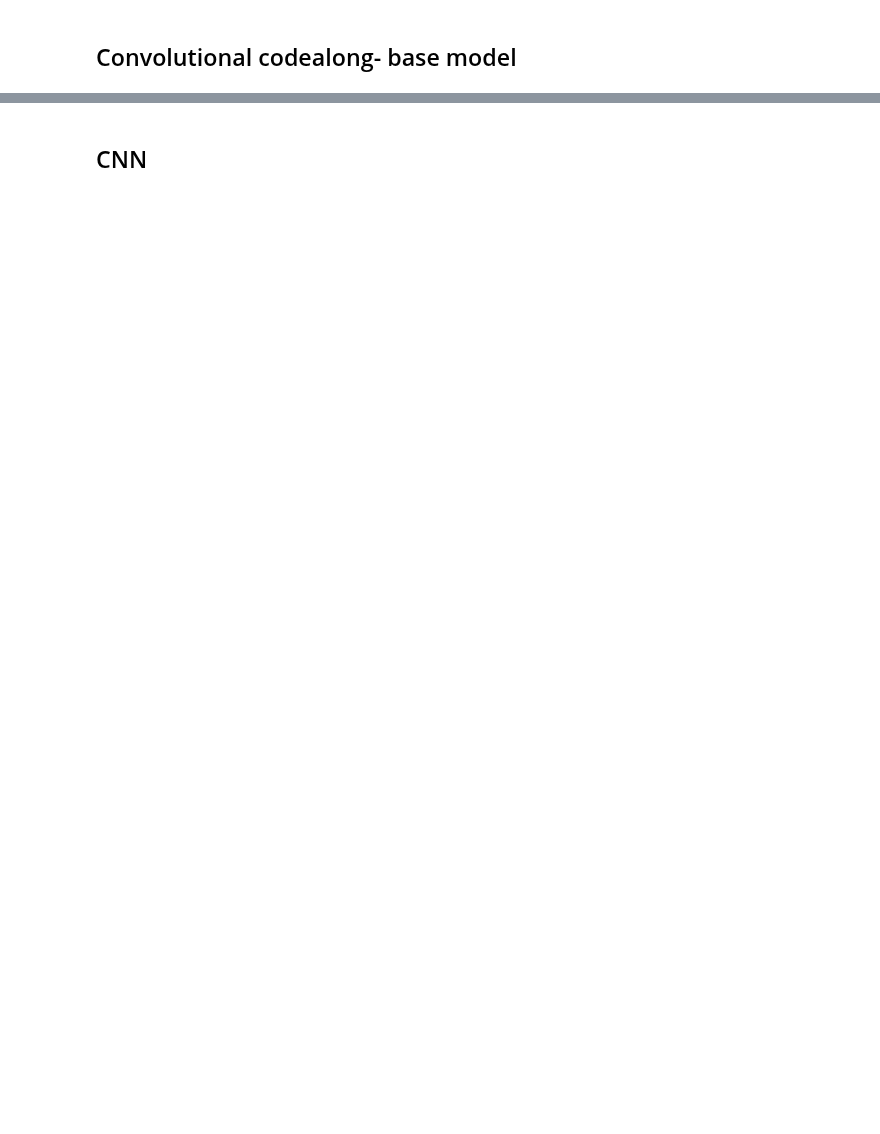
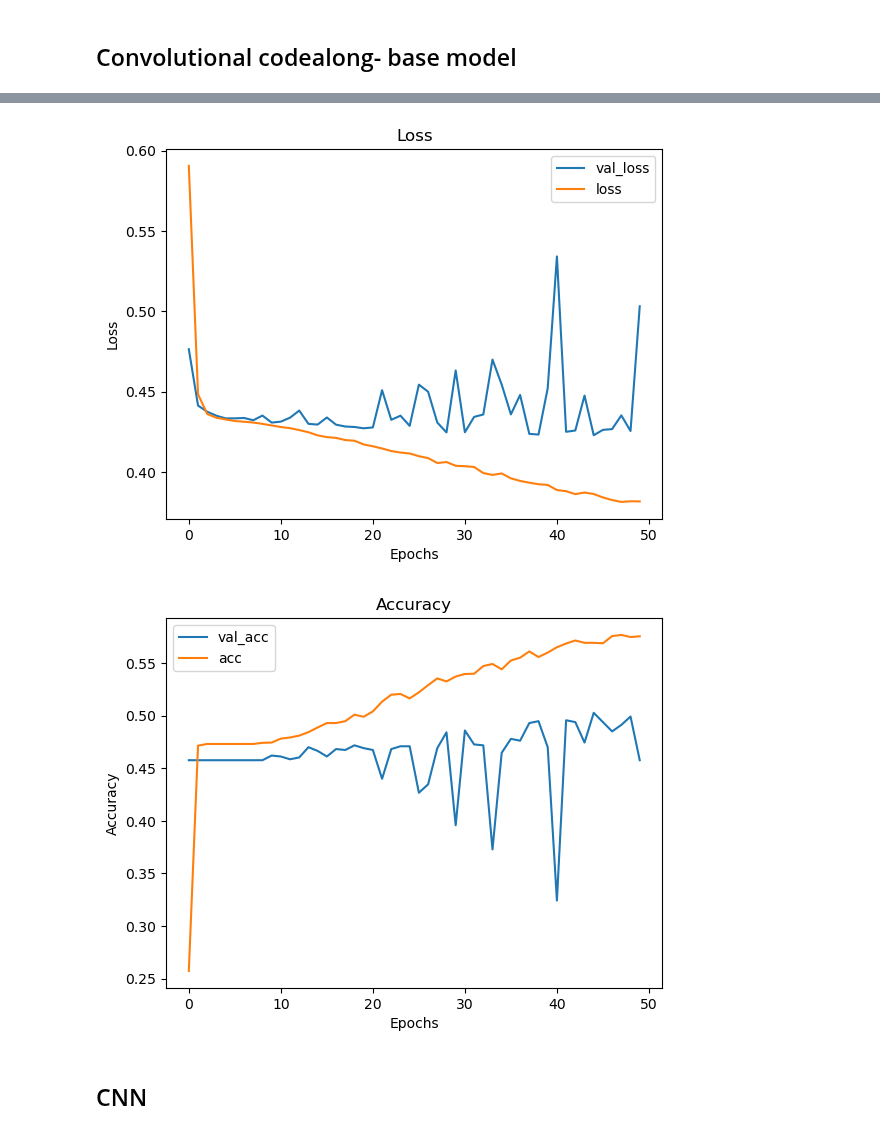
Before and after one commit to lalynjay/cassava_classification, a Jupyter notebook: notebook.ipynb, the cells around one changed output, grey strips where cells are left out. Cells and saved outputs as stored; diff of their text form; code cells hidden in the pictures; blank space fills up the shorter version.

```diff
--- a/notebook.ipynb
+++ b/notebook.ipynb
@@ -240,7 +265,7 @@ test_images /= 255.
 # %% [markdown]
 ## train test split
 # %%
-#train,test= train_test_split( train, test_size=0.2, random_state=42,shuffle=True, stratify=train['label'])
+final_train, final_test, train_labels, test_labels= train_test_split(train_img_unrow, y_train, test_size=0.2, random_state=42,shuffle=True)
 #X_train, X_test, y_train, y_test = train_test_split(X, y, test_size=0.3, random_state=42)
 # %% [markdown]
 ## img class w MLPs
@@ -295,20 +324,19 @@ results_train = model_1.evaluate(train_img_unrow, train_labels)
 def visualize_training_results(results):
     history = results.history
     plt.figure()
-    #plt.plot(history['val_loss'])
+    plt.plot(history['val_loss'])
     plt.plot(history['loss'])
-    #plt.legend(['val_loss', 'loss'])
+    plt.legend(['val_loss', 'loss'])
     plt.title('Loss')
     plt.xlabel('Epochs')
     plt.ylabel('Loss')
     plt.show()
 
     plt.figure()
-    #plt.plot(history['val_acc'])
+    plt.plot(history['val_acc'])
     plt.plot(history['acc'])
-    #plt.legend(['val_acc', 'acc'])
+    plt.legend(['val_acc', 'acc'])
     plt.title('Accuracy')
     plt.xlabel('Epochs')
     plt.ylabel('Accuracy')
     plt.show()
-visualize_training_results(results_1)
@@ -319,19 +349,19 @@ visualize_training_results(results_1)
 ## Convolutional codealong- base model
 # %%
 np.random.seed(123)
-model = models.Sequential()
-model.add(layers.Dense(20, activation='relu', input_shape=(12288,))) # 2 hidden layers
-model.add(layers.Dense(7, activation='relu'))
-model.add(layers.Dense(5, activation='relu'))
-model.add(layers.Dense(5, activation='sigmoid'))
-model.compile(optimizer='sgd',
+model2 = models.Sequential()
+model2.add(layers.Dense(20, activation='relu', input_shape=(12288,))) # 2 hidden layers
+model2.add(layers.Dense(7, activation='relu'))
+model2.add(layers.Dense(5, activation='relu'))
+model2.add(layers.Dense(5, activation='sigmoid'))
+model2.compile(optimizer='sgd',
               loss='binary_crossentropy',
-              metrics=['accuracy'])
+              metrics=['acc'])
 
-history = model.fit(train_img_unrow,
+results2 = model2.fit(final_train,
                     train_labels,
                     epochs=50,
-                    batch_size=32)
-                    #validation_data=(val_img, val_y))
+                    batch_size=32,
+                    validation_data=(final_test, test_labels))
 # %% [output]
 Epoch 1/50
@@ -354,3 +384,8 @@ Epoch 50/50
+# %%
+visualize_training_results(results2)
+# %% [output]
+[figure, added]
+[figure, added]
 # %% [markdown]
 
 ## CNN
```
Also changed, not shown: parts of 64 cells of this notebook.
